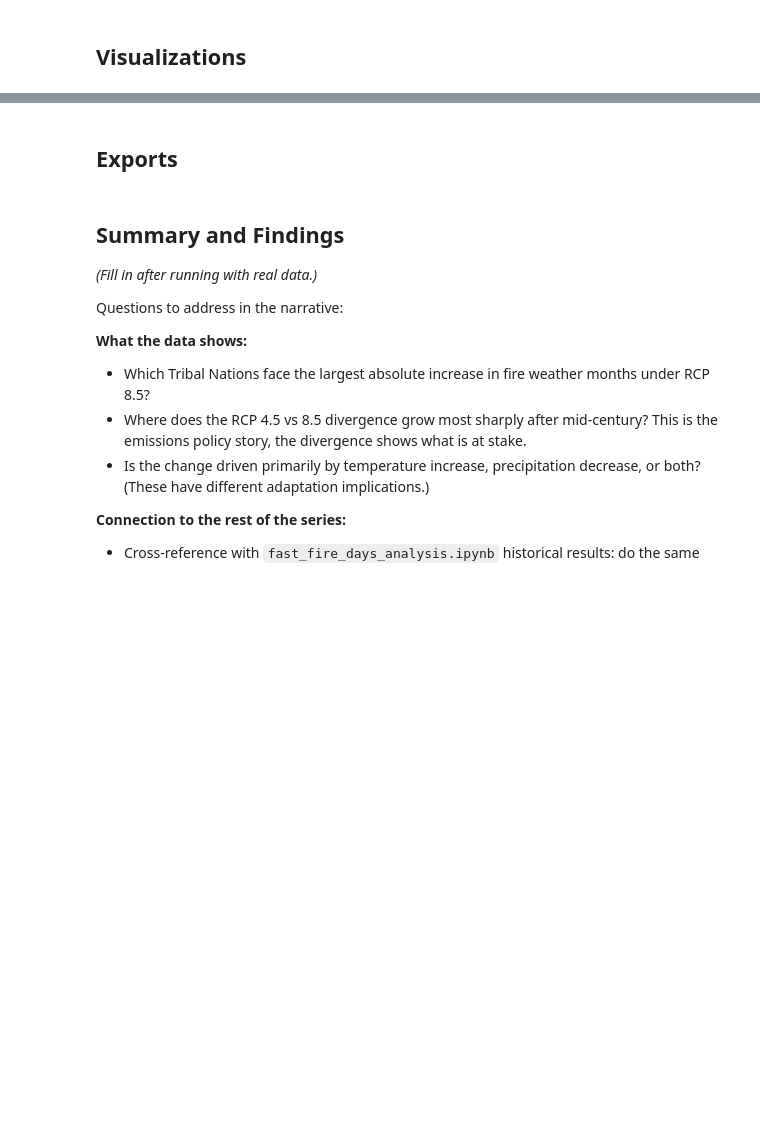
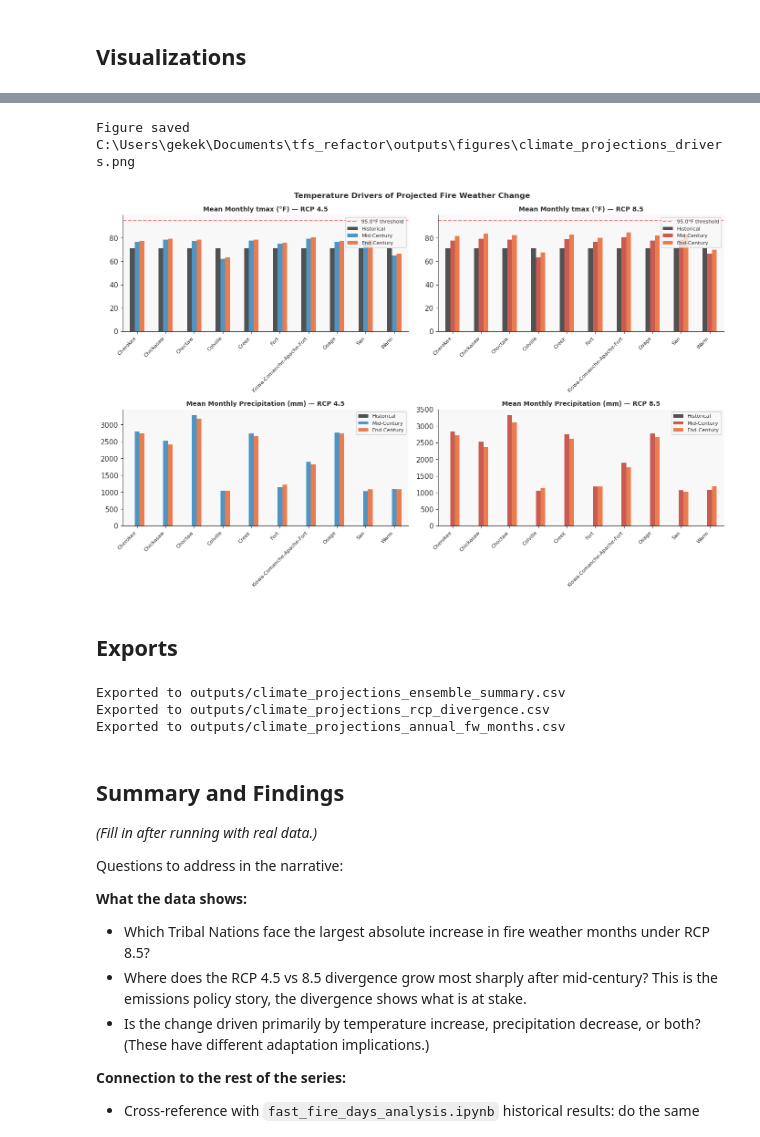
Before and after one commit to daearconsulting/tribal_fire_science, a Jupyter notebook: notebooks/climate_projections_tribal_fire_weather.ipynb, the cells around one changed output, grey strips where cells are left out. Saved outputs shown, nothing was run; the diff lists cells and outputs as text; code cells hidden in the pictures; blank space fills up the shorter version.

```diff
--- a/notebooks/climate_projections_tribal_fire_weather.ipynb
+++ b/notebooks/climate_projections_tribal_fire_weather.ipynb
@@ -191,18 +250,3 @@ NameError: name 'HIST_START' is not defined
-# %%
-import xarray as xr
-test_url = (
-    "http://thredds.northwestknowledge.net:8080/thredds/dodsC/"
-    "agg_macav2metdata_tasmax_BNU-ESM_r1i1p1_rcp45_2006_2099_CONUS_monthly.nc"
-)
-for engine in ["netcdf4", "pydap"]:
-    try:
-        ds = xr.open_dataset(test_url, engine=engine)
-        print(f"{engine}: SUCCESS")
-        print(list(ds.dims))
-        ds.close()
-        break
-    except Exception as e:
-        print(f"{engine}: {e}")
 # %% [markdown]
 ## MACAv2 Climate Projections
 Downloads monthly temperature and precipitation projections for each Tribal
@@ -211,0 +264,14 @@ land centroid via OPeNDAP. Results are cached to `data/cache/`.
+# %%
+import xarray as xr
+from src.data.loaders import _maca_url
+
+url = _maca_url("tasmax", "BNU-ESM", "rcp45")
+for engine in ["netcdf4", "pydap"]:
+    try:
+        ds = xr.open_dataset(url, engine=engine)
+        print(f"{engine}: SUCCESS")
+        print(list(ds.dims))
+        ds.close()
+        break
+    except Exception as e:
+        print(f"{engine}: {e}")
@@ -627,35 +755,39 @@ for ax, (scenario, label, color) in zip(
     sns.despine(ax=ax)
 
 for ax, (scenario, label, color) in zip(
     [axes[1, 0], axes[1, 1]],
     [("rcp45", "RCP 4.5", styles.SKY_BLUE),
      ("rcp85", "RCP 8.5", styles.EMBER_RED)],
 ):
     sub = all_monthly[
         (all_monthly["scenario"].isin([scenario, "historical"])) |
         (all_monthly["source"] == "gridMET")
     ].groupby(["NAME", "period"])["precip_mm"].mean().reset_index()
     pivot = sub.pivot(index="NAME", columns="period", values="precip_mm")
     pivot[["Historical", "Mid-Century", "End-Century"]].plot(
         kind="bar", ax=ax,
         color=[styles.CHARCOAL, color, styles.FIRE_ORANGE],
         alpha=0.82,
     )
     ax.set_title(f"Mean Monthly Precipitation (mm) — {label}", fontweight="bold", fontsize=10)
     ax.set_xlabel("")
     ax.set_xticklabels([n.split()[0] for n in pivot.index], rotation=45, ha="right", fontsize=8)
-    ax.axhline(PRECIP_THRESHOLD_MM, color="blue", linestyle="--", alpha=0.5,
+    if PRECIP_THRESHOLD_MM is not None:
+        ax.axhline(PRECIP_THRESHOLD_MM, color="blue", linestyle="--", alpha=0.5,
                label=f"{PRECIP_THRESHOLD_MM} mm threshold")
     ax.legend(fontsize=8)
     sns.despine(ax=ax)
 
 plt.suptitle(
-    "Temperature and Precipitation Drivers of Projected Fire Weather Change",
+    "Temperature Drivers of Projected Fire Weather Change",
     fontsize=12, fontweight="bold",
 )
 plt.tight_layout()
 charts.save_figure(fig, "outputs/figures/climate_projections_drivers.png")
 plt.show()
+# %% [output]
+Figure saved C:\Users\gekek\Documents\tfs_refactor\outputs\figures\climate_projections_drivers.png
+[figure, added]
 # %% [markdown]
 ## Exports
 # %%
@@ -663,17 +795,21 @@ plt.show()
 ensemble.to_csv(
     constants.OUTPUTS_DIR / "climate_projections_ensemble_summary.csv", index=False
 )
-print("Exported → outputs/climate_projections_ensemble_summary.csv")
+print("Exported to outputs/climate_projections_ensemble_summary.csv")
 
 div_df.to_csv(
     constants.OUTPUTS_DIR / "climate_projections_rcp_divergence.csv", index=False
 )
-print("Exported → outputs/climate_projections_rcp_divergence.csv")
+print("Exported to outputs/climate_projections_rcp_divergence.csv")
 
 all_annual.to_csv(
     constants.OUTPUTS_DIR / "climate_projections_annual_fw_months.csv", index=False
 )
-print("Exported → outputs/climate_projections_annual_fw_months.csv")
+print("Exported to outputs/climate_projections_annual_fw_months.csv")
+# %% [output]
+Exported to outputs/climate_projections_ensemble_summary.csv
+Exported to outputs/climate_projections_rcp_divergence.csv
+Exported to outputs/climate_projections_annual_fw_months.csv
 # %% [markdown]
 ## Summary and Findings
 
```
Also changed, not shown: parts of 15 cells of this notebook, 8 other files.
